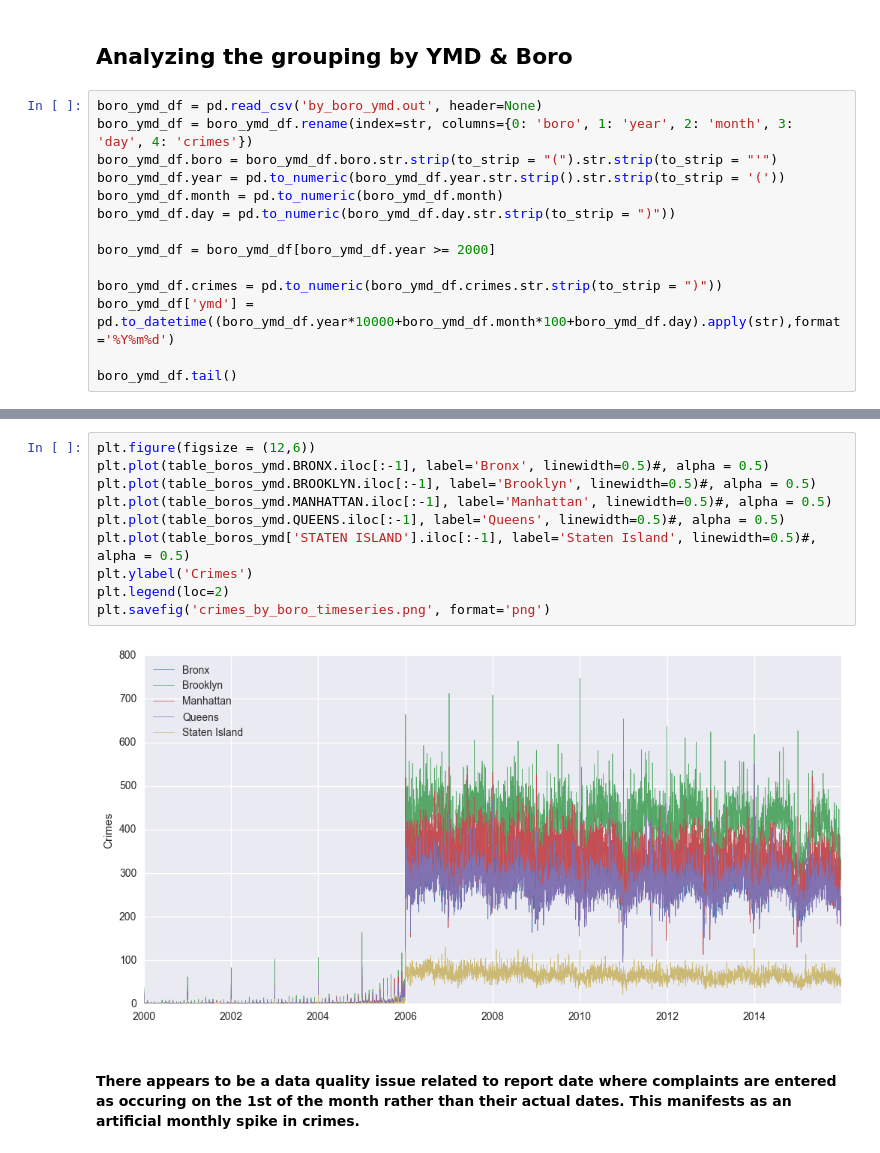
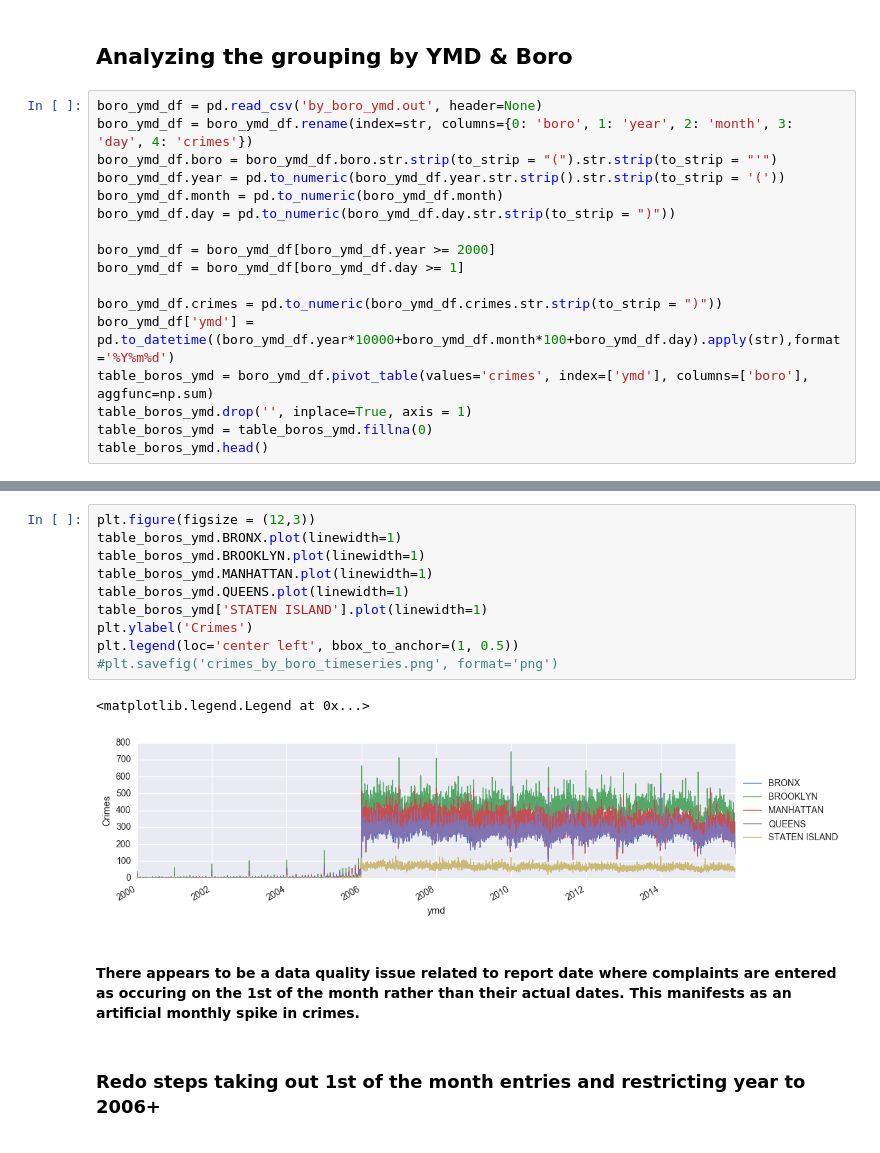
Before and after one commit to brenton72/NYC-crime-project, a Jupyter notebook: plotting_notebooks/Crime_project_graphing_Boros.ipynb, the cells around one changed output, grey strips where cells are left out. Cells and saved outputs as stored; diff of their text form.

```diff
--- a/plotting_notebooks/Crime_project_graphing_Boros.ipynb
+++ b/plotting_notebooks/Crime_project_graphing_Boros.ipynb
@@ -191,9 +191,12 @@ boro_ymd_df.month = pd.to_numeric(boro_ymd_df.month)
 boro_ymd_df.day = pd.to_numeric(boro_ymd_df.day.str.strip(to_strip = ")"))
 
 boro_ymd_df = boro_ymd_df[boro_ymd_df.year >= 2000]
+boro_ymd_df = boro_ymd_df[boro_ymd_df.day >= 1]
 
 boro_ymd_df.crimes = pd.to_numeric(boro_ymd_df.crimes.str.strip(to_strip = ")"))
 boro_ymd_df['ymd'] = pd.to_datetime((boro_ymd_df.year*10000+boro_ymd_df.month*100+boro_ymd_df.day).apply(str),format='%Y%m%d')
-
-boro_ymd_df.tail()
+table_boros_ymd = boro_ymd_df.pivot_table(values='crimes', index=['ymd'], columns=['boro'], aggfunc=np.sum)
+table_boros_ymd.drop('', inplace=True, axis = 1)
+table_boros_ymd = table_boros_ymd.fillna(0)
+table_boros_ymd.head()
 # %% [output]
@@ -219,14 +210,17 @@ table_boros_ymd.head()
 # %%
-plt.figure(figsize = (12,6))
-plt.plot(table_boros_ymd.BRONX.iloc[:-1], label='Bronx', linewidth=0.5)#, alpha = 0.5)
-plt.plot(table_boros_ymd.BROOKLYN.iloc[:-1], label='Brooklyn', linewidth=0.5)#, alpha = 0.5)
-plt.plot(table_boros_ymd.MANHATTAN.iloc[:-1], label='Manhattan', linewidth=0.5)#, alpha = 0.5)
-plt.plot(table_boros_ymd.QUEENS.iloc[:-1], label='Queens', linewidth=0.5)#, alpha = 0.5)
-plt.plot(table_boros_ymd['STATEN ISLAND'].iloc[:-1], label='Staten Island', linewidth=0.5)#, alpha = 0.5)
+plt.figure(figsize = (12,3))
+table_boros_ymd.BRONX.plot(linewidth=1)
+table_boros_ymd.BROOKLYN.plot(linewidth=1)
+table_boros_ymd.MANHATTAN.plot(linewidth=1)
+table_boros_ymd.QUEENS.plot(linewidth=1)
+table_boros_ymd['STATEN ISLAND'].plot(linewidth=1)
 plt.ylabel('Crimes')
-plt.legend(loc=2)
-plt.savefig('crimes_by_boro_timeseries.png', format='png')
+plt.legend(loc='center left', bbox_to_anchor=(1, 0.5))
+#plt.savefig('crimes_by_boro_timeseries.png', format='png')
 # %% [output]
+<matplotlib.legend.Legend at 0x...>
-[figure, old version]
+[figure, new version]
 # %% [markdown]
 #### There appears to be a data quality issue related to report date where complaints are entered as occuring on the 1st of the month rather than their actual dates. This manifests as an artificial monthly spike in crimes.
+# %% [markdown]
+### Redo steps taking out 1st of the month entries and restricting year to 2006+
```
Also changed, not shown: parts of 21 cells of this notebook.
